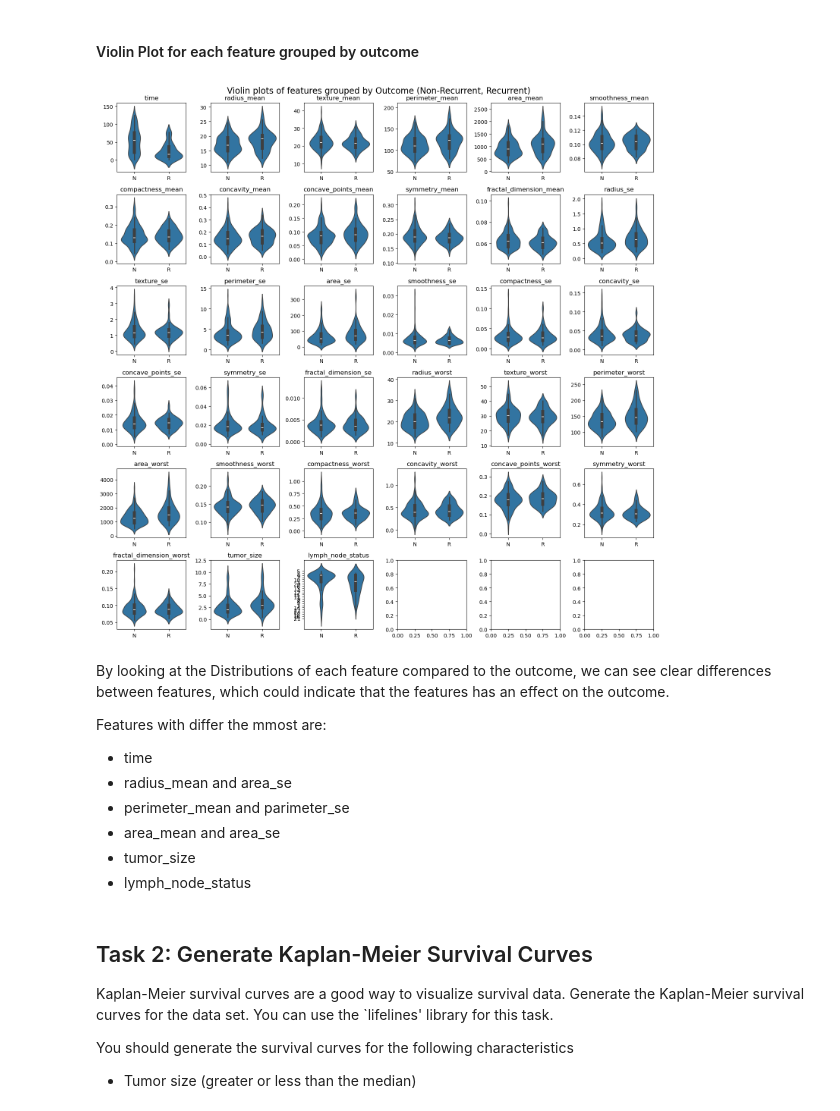
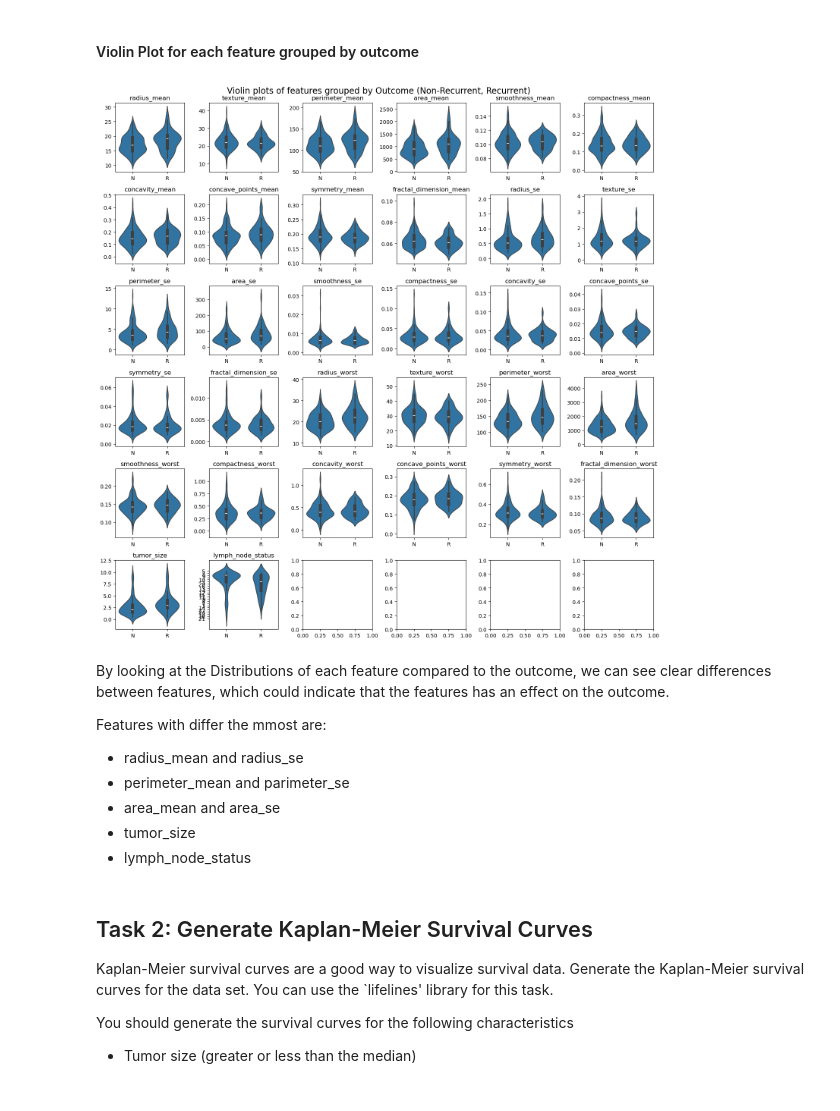
Before and after one commit to JulianMeigen/ML-handson, a Jupyter notebook: notebooks/5.0-SNJMMH-Day5.ipynb, the cells around one changed output. Drawn from its saved outputs; the diff is of its cells as text; code cells hidden in the pictures.

```diff
--- a/notebooks/5.0-SNJMMH-Day5.ipynb
+++ b/notebooks/5.0-SNJMMH-Day5.ipynb
@@ -101,21 +101,20 @@ data.head()
 #### Violin Plot for each feature grouped by outcome
 # %%
 fig, axes = plt.subplots(6,6, figsize=(15,15))
-for i, col in enumerate(data.columns[1:]):
+for i, col in enumerate(data.columns[2:]):
     sns.violinplot(x=data["outcome"], y=data[col], ax=axes[i//6, i%6])
     axes[i//6, i%6].set_title(col)
     axes[i//6, i%6].set_xlabel("")
     axes[i//6, i%6].set_ylabel("")
 fig.suptitle("Violin plots of features grouped by Outcome (Non-Recurrent, Recurrent)", fontsize=16)
 plt.tight_layout()
 # %% [output]
-[figure, old version]
+[figure, new version]
 # %% [markdown]
 By looking at the Distributions of each feature compared to the outcome, we can see clear differences between features, which could indicate that the features has an effect on the outcome.
 
 Features with differ the mmost are:
-- time
-- radius_mean and area_se
+- radius_mean and radius_se
 - perimeter_mean and parimeter_se
 - area_mean and area_se
 - tumor_size
```
Also changed, not shown: 1 other file.
